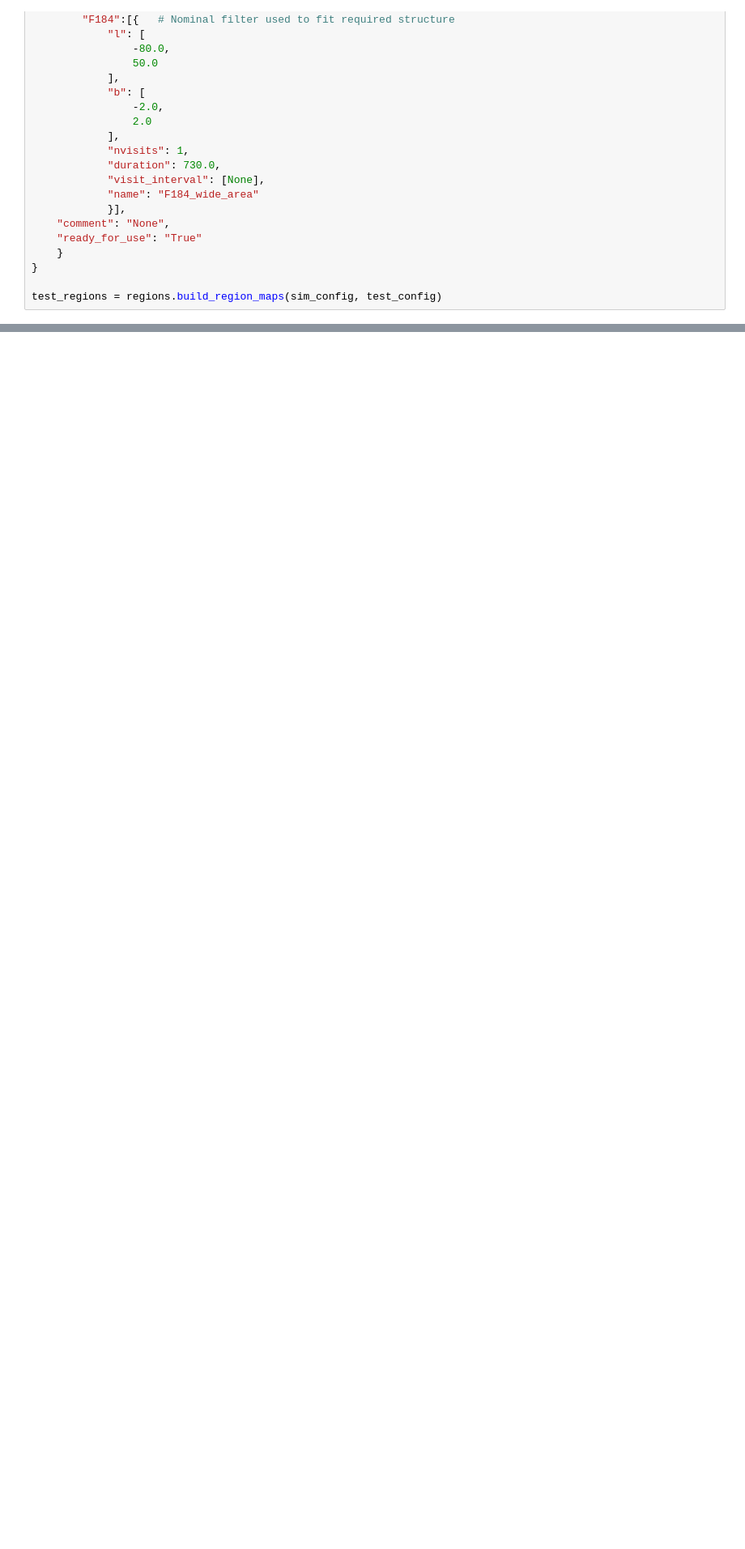
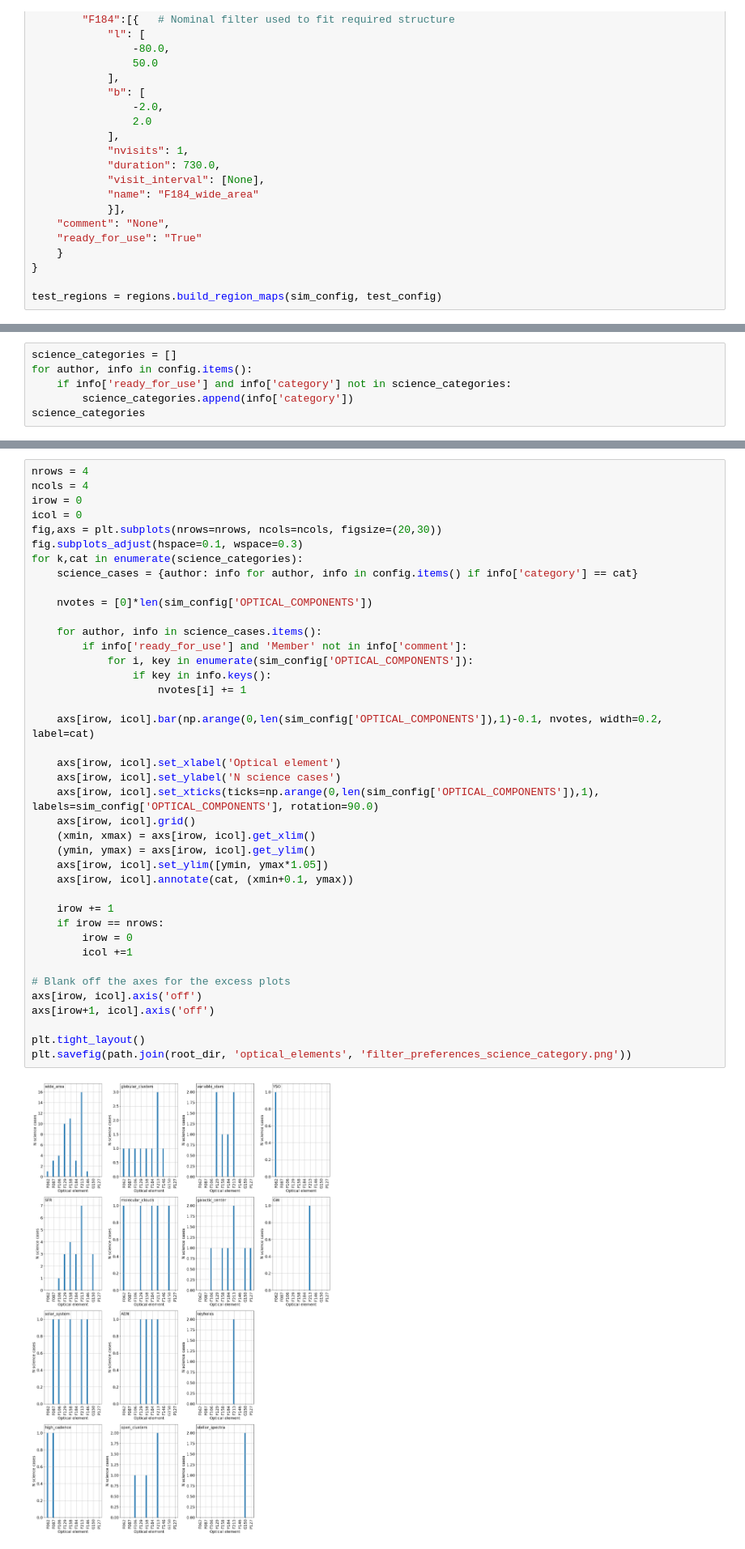
Before and after one commit to rachel3834/rgps, a Jupyter notebook: notebooks/science_cases_per_filter.ipynb, the cells around one changed output, grey strips where cells are left out. Shown at 81% size. Saved outputs shown, nothing was run; the diff lists cells and outputs as text; blank space fills up the shorter version.

```diff
--- a/notebooks/science_cases_per_filter.ipynb
+++ b/notebooks/science_cases_per_filter.ipynb
@@ -331,0 +329,6 @@ Gramze: Survey for star formation in the central Galactic Bar regions. SFR
+# %%
+science_categories = []
+for author, info in config.items():
+    if info['ready_for_use'] and info['category'] not in science_categories:
+        science_categories.append(info['category'])
+science_categories
@@ -331,0 +350,42 @@ Gramze: Survey for star formation in the central Galactic Bar regions. SFR
+# %%
+nrows = 4
+ncols = 4
+irow = 0
+icol = 0
+fig,axs = plt.subplots(nrows=nrows, ncols=ncols, figsize=(20,30))
+fig.subplots_adjust(hspace=0.1, wspace=0.3)
+for k,cat in enumerate(science_categories):
+    science_cases = {author: info for author, info in config.items() if info['category'] == cat}
+
+    nvotes = [0]*len(sim_config['OPTICAL_COMPONENTS'])
+
+    for author, info in science_cases.items():
+        if info['ready_for_use'] and 'Member' not in info['comment']:
+            for i, key in enumerate(sim_config['OPTICAL_COMPONENTS']):
+                if key in info.keys():
+                    nvotes[i] += 1
+
+    axs[irow, icol].bar(np.arange(0,len(sim_config['OPTICAL_COMPONENTS']),1)-0.1, nvotes, width=0.2, label=cat)
+
+    axs[irow, icol].set_xlabel('Optical element')
+    axs[irow, icol].set_ylabel('N science cases')
+    axs[irow, icol].set_xticks(ticks=np.arange(0,len(sim_config['OPTICAL_COMPONENTS']),1), labels=sim_config['OPTICAL_COMPONENTS'], rotation=90.0)
+    axs[irow, icol].grid()
+    (xmin, xmax) = axs[irow, icol].get_xlim()
+    (ymin, ymax) = axs[irow, icol].get_ylim()
+    axs[irow, icol].set_ylim([ymin, ymax*1.05])
+    axs[irow, icol].annotate(cat, (xmin+0.1, ymax))
+
+    irow += 1
+    if irow == nrows:
+        irow = 0
+        icol +=1
+
+# Blank off the axes for the excess plots
+axs[irow, icol].axis('off')
+axs[irow+1, icol].axis('off')
+
+plt.tight_layout()
+plt.savefig(path.join(root_dir, 'optical_elements', 'filter_preferences_science_category.png'))
+# %% [output]
+[figure, added]
```
Also changed, not shown: parts of 11 cells of this notebook, 8 other files.
